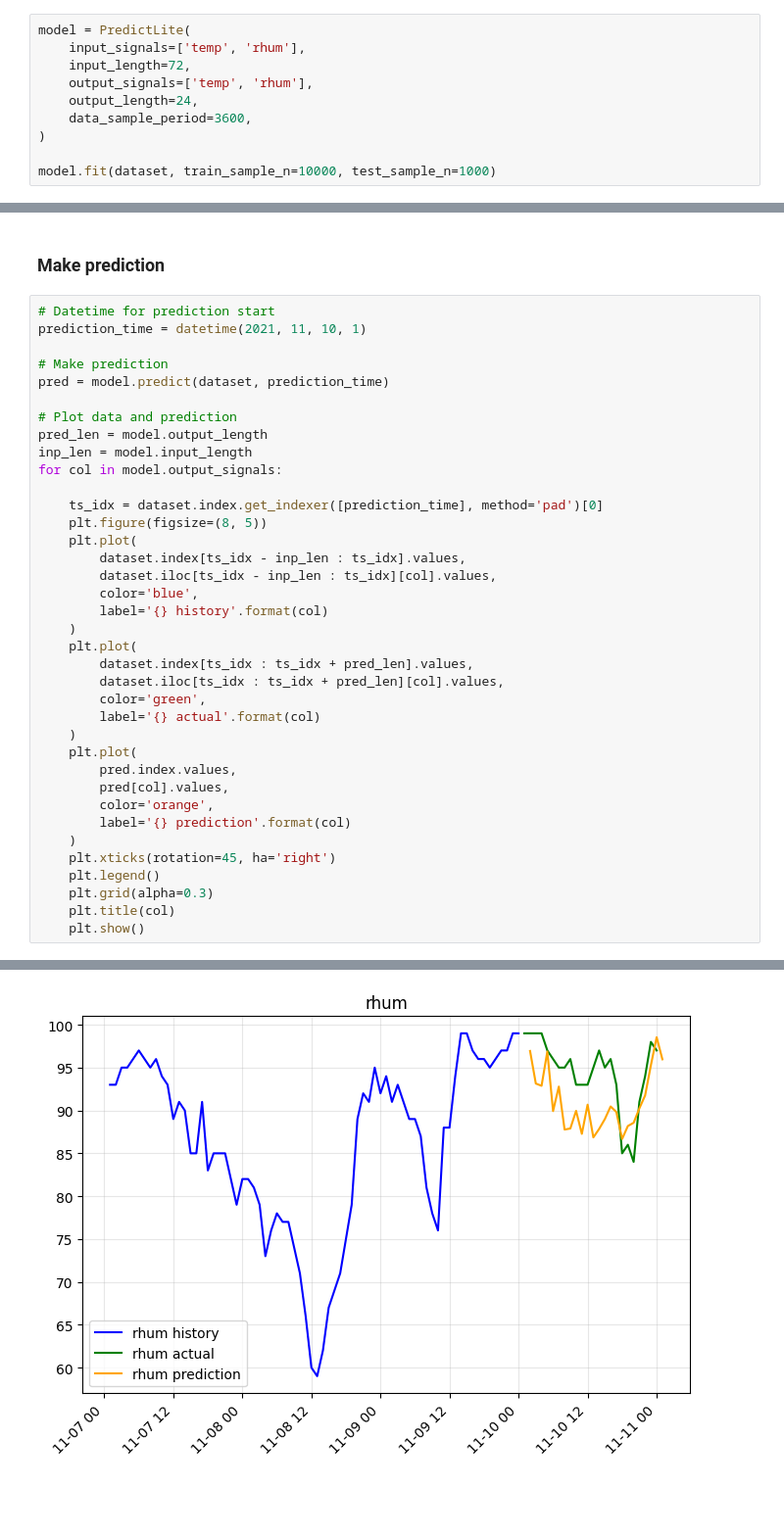
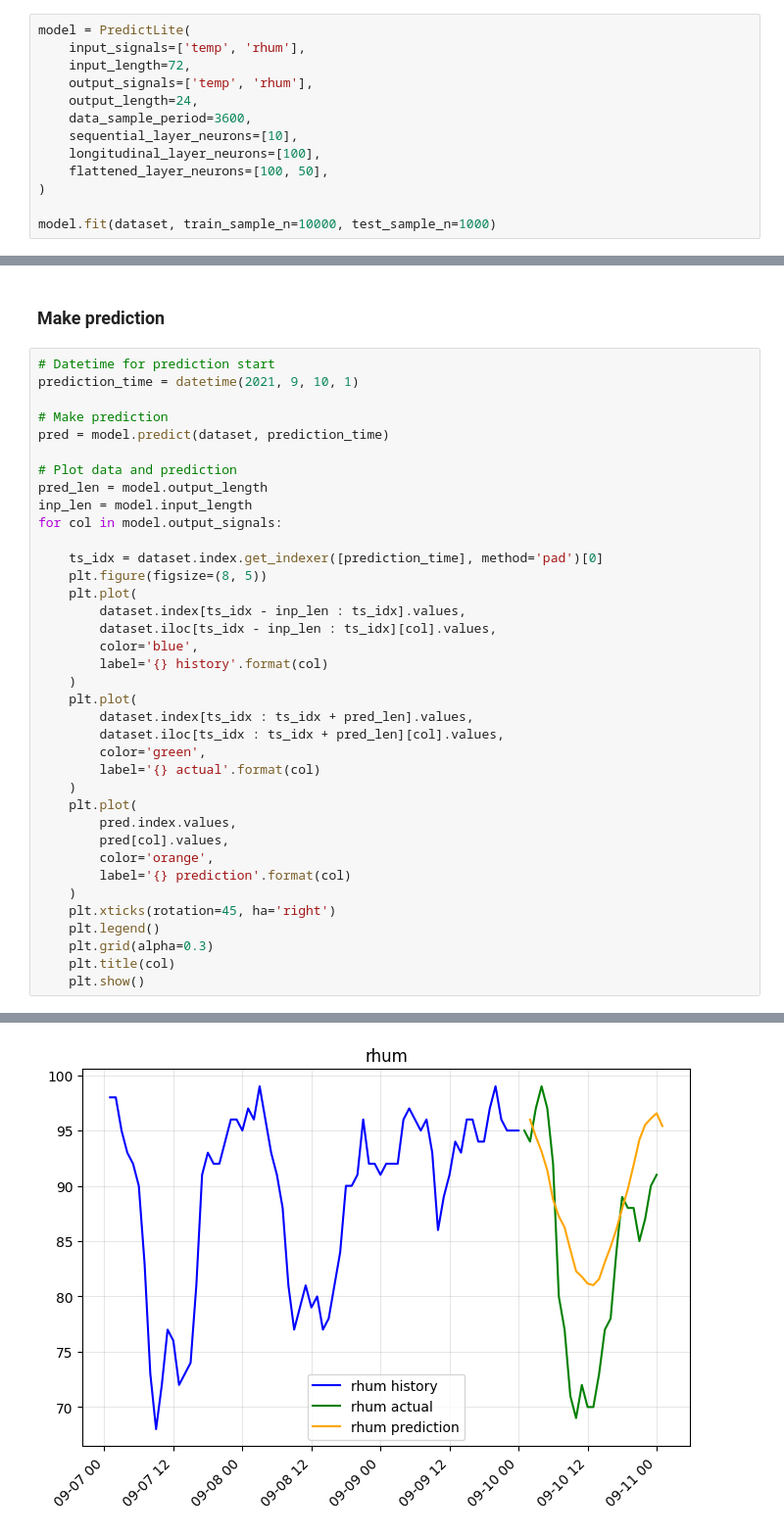
Before and after one commit to Kursula/PredictLite, a Jupyter notebook: Weather_prediction_basic.ipynb, the cells around one changed output, grey strips where cells are left out. Shown: that part at 98% size. Cells and saved outputs as stored; diff of their text form; blank space fills up the shorter version.

```diff
--- a/Weather_prediction_basic.ipynb
+++ b/Weather_prediction_basic.ipynb
@@ -46,6 +52,9 @@ model = PredictLite(
     output_signals=['temp', 'rhum'],
     output_length=24,
     data_sample_period=3600,
+    sequential_layer_neurons=[10],
+    longitudinal_layer_neurons=[100],
+    flattened_layer_neurons=[100, 50],
 )
 
 model.fit(dataset, train_sample_n=10000, test_sample_n=1000)
@@ -82,7 +102,7 @@ Outputs:
 ### Make prediction
 # %%
 # Datetime for prediction start
-prediction_time = datetime(2021, 11, 10, 1)
+prediction_time = datetime(2021, 9, 10, 1)
 
 # Make prediction
 pred = model.predict(dataset, prediction_time)
@@ -122 +142 @@ for col in model.output_signals:
-[figure, old version]
+[figure, new version]
```
Also changed, not shown: parts of 4 cells of this notebook, 5 other files.
